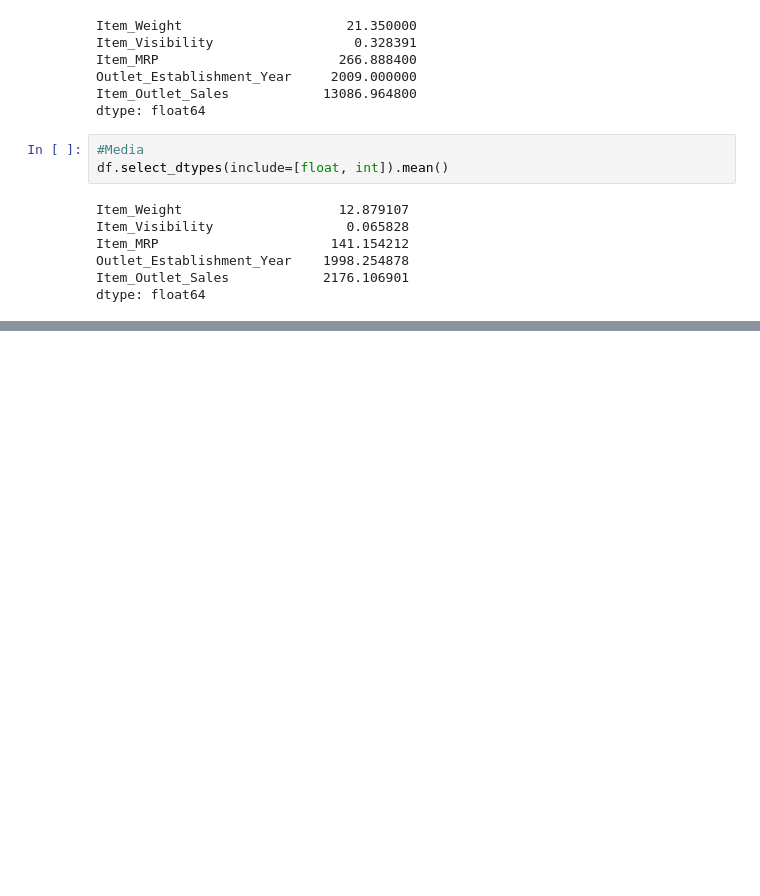
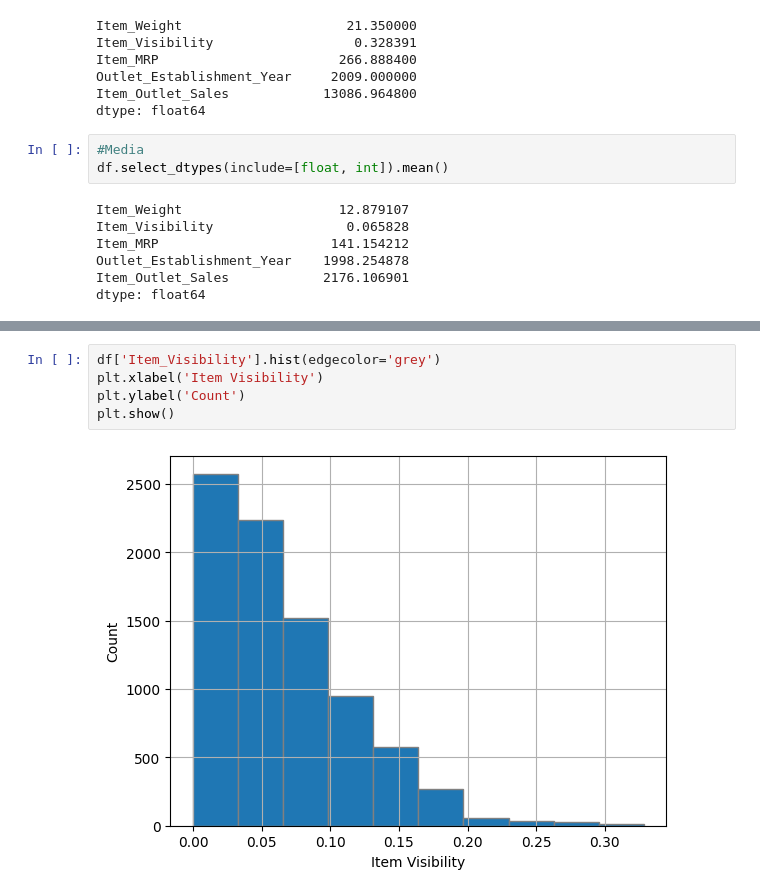
Before and after one commit to fabianestayt/predicciones-de-ventas, a Jupyter notebook: Predicciones.ipynb, the cells around one changed output, grey strips where cells are left out. Saved outputs shown, nothing was run; the diff lists cells and outputs as text; blank space fills up the shorter version.

```diff
--- a/Predicciones.ipynb
+++ b/Predicciones.ipynb
@@ -242,0 +250,7 @@ dtype: float64
+# %%
+df['Item_Visibility'].hist(edgecolor='grey')
+plt.xlabel('Item Visibility')
+plt.ylabel('Count')
+plt.show()
+# %% [output]
+[figure, added]
```
Also changed, not shown: parts of 17 cells of this notebook.
